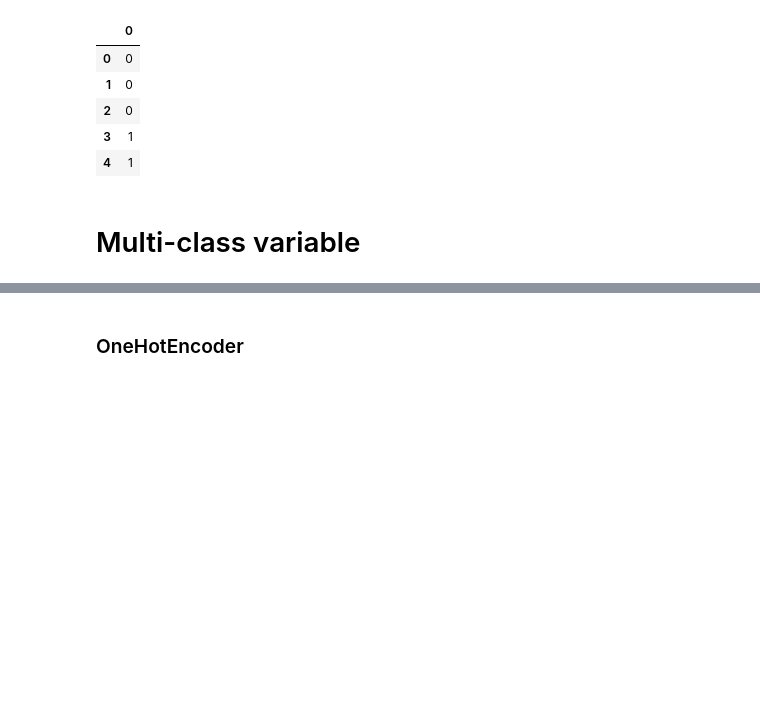
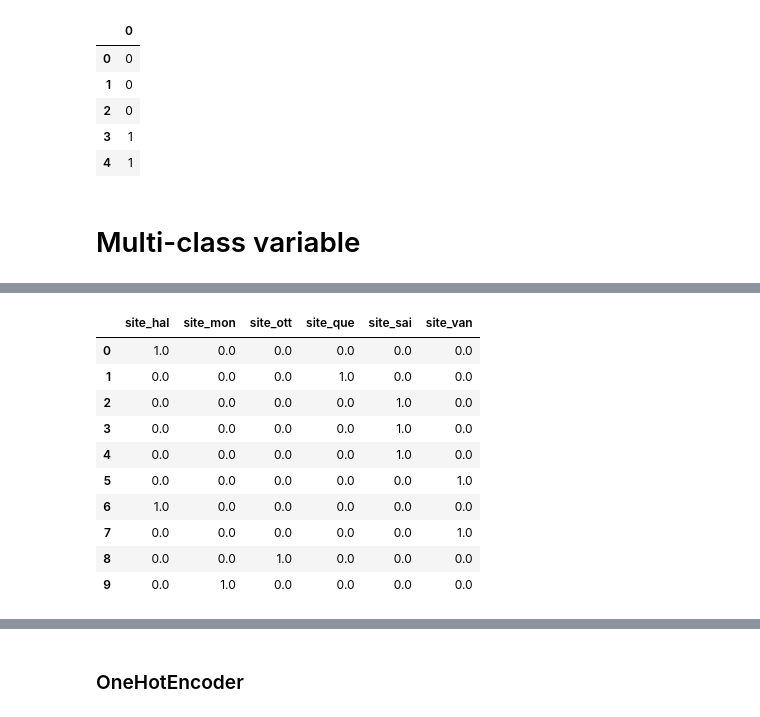
Before and after one commit to neuropoly/modular_optuna_ml, a Jupyter notebook: encoding_notebook.ipynb, the cells around one changed output, grey strips where cells are left out. Cells and saved outputs as stored; diff of their text form; code cells hidden in the pictures; blank space fills up the shorter version.

```diff
--- a/encoding_notebook.ipynb
+++ b/encoding_notebook.ipynb
@@ -58,3 +93,7 @@ pd.DataFrame(label_encoded).head()
 | 4 | 1 |
 # %% [markdown]
 # Multi-class variable
+# %%
+sites = [random.choice(['van', 'hal', 'mon', 'ott', 'que', 'sai']) for _ in range(100)]
+df_sites = pd.DataFrame({'site': sites})
+df_sites.head(10)
@@ -61,3 +112,21 @@ pd.DataFrame(label_encoded).head()
+# %%
+ohe_encoder = OneHotEncoder(sparse_output=False)  # sparse_output=False returns a dense array
+one_hot_encoded = ohe_encoder.fit_transform(df_sites[['site']])
+ohe_feature_cols = ohe_encoder.get_feature_names_out()
+one_hot_encoded_df = pd.DataFrame(one_hot_encoded, columns=ohe_feature_cols)
+one_hot_encoded_df.head(10)
+# %% [output]
+|  | site_hal | site_mon | site_ott | site_que | site_sai | site_van |
+| 0 | 1.0 | 0.0 | 0.0 | 0.0 | 0.0 | 0.0 |
+| 1 | 0.0 | 0.0 | 0.0 | 1.0 | 0.0 | 0.0 |
+| 2 | 0.0 | 0.0 | 0.0 | 0.0 | 1.0 | 0.0 |
+| 3 | 0.0 | 0.0 | 0.0 | 0.0 | 1.0 | 0.0 |
+| 4 | 0.0 | 0.0 | 0.0 | 0.0 | 1.0 | 0.0 |
+| 5 | 0.0 | 0.0 | 0.0 | 0.0 | 0.0 | 1.0 |
+| 6 | 1.0 | 0.0 | 0.0 | 0.0 | 0.0 | 0.0 |
+| 7 | 0.0 | 0.0 | 0.0 | 0.0 | 0.0 | 1.0 |
+| 8 | 0.0 | 0.0 | 1.0 | 0.0 | 0.0 | 0.0 |
+| 9 | 0.0 | 1.0 | 0.0 | 0.0 | 0.0 | 0.0 |
 # %%
 order = ['E', 'D', 'C', 'B', 'A']
 AIS_Initial = [random.choice(order) for _ in range(20)]
```
Also changed, not shown: parts of 8 cells of this notebook.
